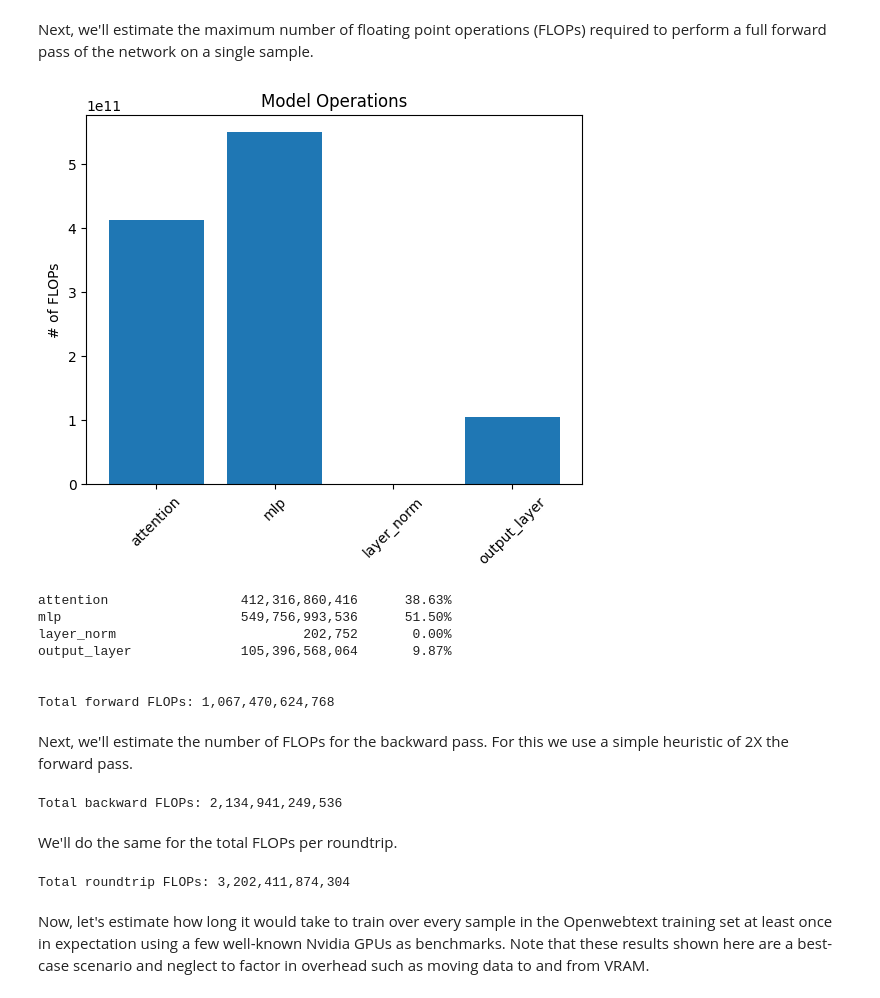
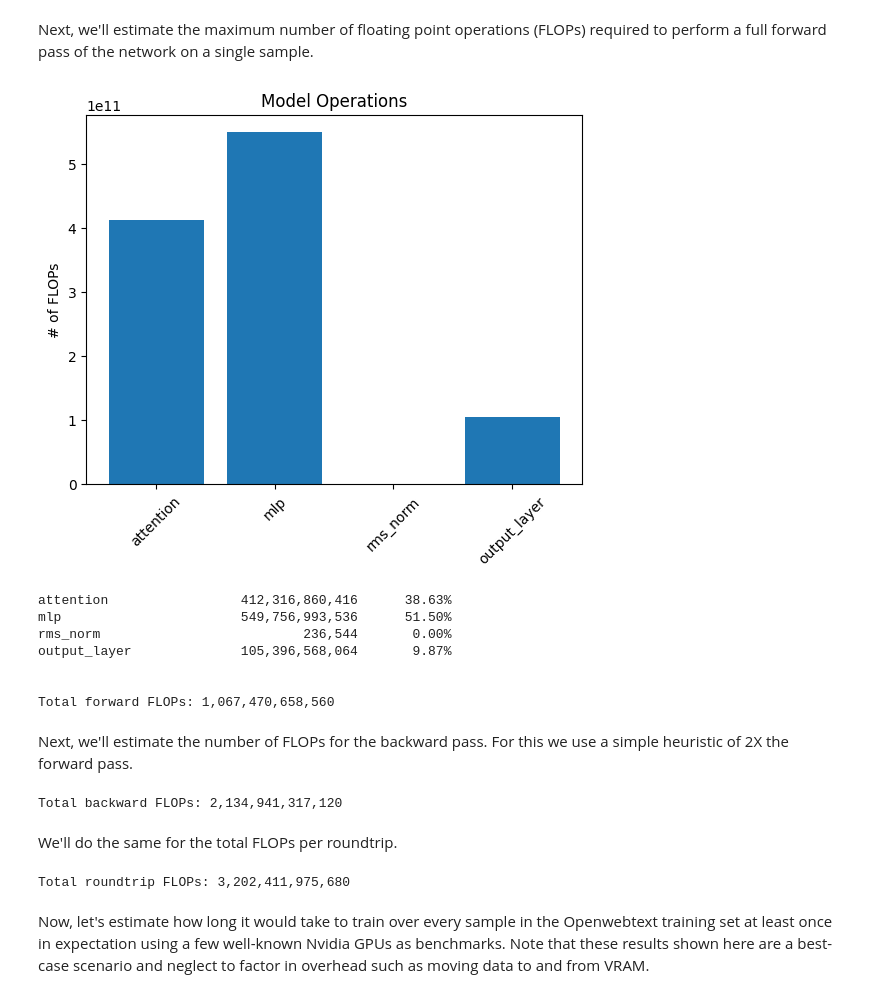
Before and after one commit to andrewdalpino/NoPE-GPT, a Jupyter notebook: model_sizing.ipynb, the cells around one changed output. Cells and saved outputs as stored; diff of their text form; code cells hidden in the pictures.

```diff
--- a/model_sizing.ipynb
+++ b/model_sizing.ipynb
@@ -9,11 +9,11 @@ First, we'll estimate the total number of parameters in the network.
 import matplotlib.pyplot as plt
 
 parameter_counts = {
-    "token_embeddings": vocabulary_size * embedding_dimensions,
-    "attention": (embedding_dimensions ** 2 + embedding_dimensions * 3 * embedding_dimensions) * num_hidden_layers,
-    "mlp": embedding_dimensions * 4 * embedding_dimensions * 2 * num_hidden_layers,
-    "layer_norm": embedding_dimensions * num_hidden_layers * 2 + embedding_dimensions,
-    "output_layer": 0, # Tied to token embeddings
+    "Token Embeddings": vocabulary_size * embedding_dimensions,
+    "Attention": (embedding_dimensions ** 2 + embedding_dimensions * 3 * embedding_dimensions) * num_hidden_layers,
+    "MLP": embedding_dimensions * 4 * embedding_dimensions * 2 * num_hidden_layers,
+    "RMS Norm": embedding_dimensions * num_hidden_layers * 2 + embedding_dimensions,
+    "Output Layer": 0, # Tied to token embeddings
 }
 
 plt.bar(parameter_counts.keys(), parameter_counts.values())
@@ -63,7 +59,7 @@ Next, we'll estimate the maximum number of floating point operations (FLOPs) req
 # %%
 ops_per_matmul = 2 # Multiply + accumulate (MAC)
 ops_per_activation = 9 # Assuming GELU
-ops_per_layer_norm = 6 # Mean (1), variance (3), shift (1), scale (1)
+ops_per_rms_norm = 7 # y = (x / sqrt(rms[x] + epsilon)) * gamma
 
 # K, Q, V projections
 attention = ops_per_matmul * block_size * embedding_dimensions * 3 * embedding_dimensions
@@ -83,43 +79,43 @@ mlp = 2 * ops_per_matmul * block_size * embedding_dimensions * 4 * embedding_dim
 mlp += ops_per_activation * 4 * embedding_dimensions
 
 mlp *= num_hidden_layers
 
-layer_norm = ops_per_layer_norm * embedding_dimensions * (num_hidden_layers + 1)
+rms_norm = ops_per_rms_norm * embedding_dimensions * (num_hidden_layers + 1)
 
 output_layer = ops_per_matmul * block_size * embedding_dimensions * vocabulary_size
 
 flops = {
     "attention": attention,
     "mlp": mlp,
-    "layer_norm": layer_norm,
+    "rms_norm": rms_norm,
     "output_layer": output_layer,
 }
 
 plt.bar(flops.keys(), flops.values())
 
 plt.title("Model Operations")
 plt.ylabel("# of FLOPs")
 plt.xticks(rotation=45)
 
 plt.show()
 
 total_forward_flops = sum(flops.values())
 
 for name, count in flops.items():
     print(f"{name:20s} {count:20,d} {count / total_forward_flops * 100:10.2f}%")
 
 print("\n")
 
 print(f"Total forward FLOPs: {total_forward_flops:,}")
 # %% [output]
-[figure, old version]
+[figure, new version]
 attention                 412,316,860,416      38.63%
 mlp                       549,756,993,536      51.50%
-layer_norm                        202,752       0.00%
+rms_norm                          236,544       0.00%
 output_layer              105,396,568,064       9.87%
 
 
-Total forward FLOPs: 1,067,470,624,768
+Total forward FLOPs: 1,067,470,658,560
 # %% [markdown]
 Next, we'll estimate the number of FLOPs for the backward pass. For this we use a simple heuristic of 2X the forward pass.
 # %%
@@ -127,7 +123,7 @@ total_backward_flops = 2 * total_forward_flops
 
 print(f"Total backward FLOPs: {total_backward_flops:,}")
 # %% [output]
-Total backward FLOPs: 2,134,941,249,536
+Total backward FLOPs: 2,134,941,317,120
 # %% [markdown]
 We'll do the same for the total FLOPs per roundtrip.
 # %%
@@ -135,7 +131,7 @@ total_roundtrip_flops = total_forward_flops + total_backward_flops
 
 print(f"Total roundtrip FLOPs: {total_roundtrip_flops:,}")
 # %% [output]
-Total roundtrip FLOPs: 3,202,411,874,304
+Total roundtrip FLOPs: 3,202,411,975,680
 # %% [markdown]
 Now, let's estimate how long it would take to train over every sample in the Openwebtext training set at least once in expectation using a few well-known Nvidia GPUs as benchmarks. Note that these results shown here are a best-case scenario and neglect to factor in overhead such as moving data to and from VRAM.
 # %%
```
Also changed, not shown: parts of 4 cells of this notebook, 4 other files.
